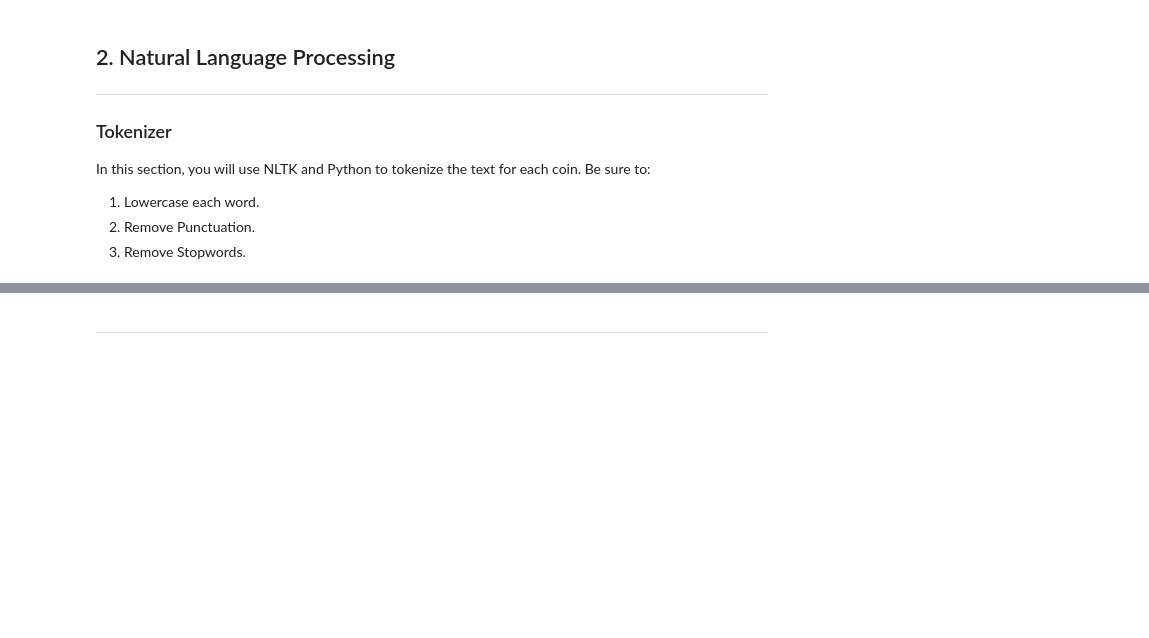
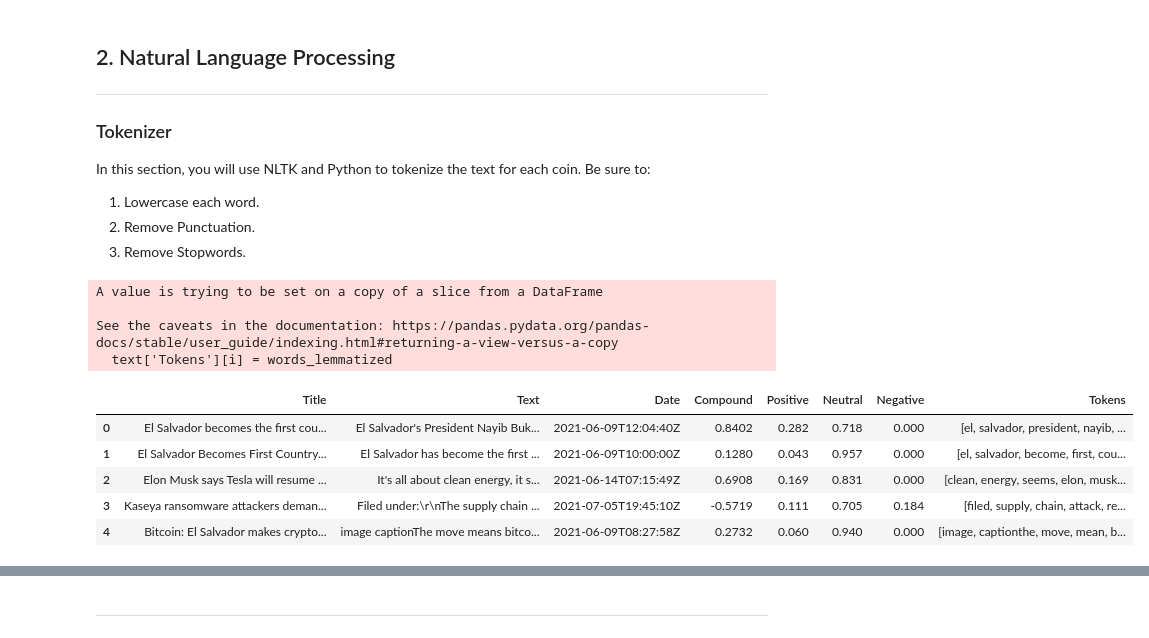
Before and after one commit to BenMcCright/NLP_Tales_from_the_Crypto, a Jupyter notebook: Notebook/crypto_sentiment.ipynb, the cells around one changed output, grey strips where cells are left out. Cells and saved outputs as stored; diff of their text form; code cells hidden in the pictures; blank space fills up the shorter version.

```diff
--- a/Notebook/crypto_sentiment.ipynb
+++ b/Notebook/crypto_sentiment.ipynb
@@ -166,29 +198,41 @@ import re
 
 # Expand the default stopwords list if necessary
 # YOUR CODE HERE!
-# %%
-# Complete the tokenizer function
-def tokenizer(text):
-    """Tokenizes text."""
-
-    # Remove the punctuation from text
-
-
-    # Create a tokenized list of the words
-
-
-    # Lemmatize words into root words
-
-
-    # Convert the words to lowercase
-
-
-    # Remove the stop words
-
-
-    return tokens
+# %%
+# Tokenizes Text from DataFrame
+def tokenizer(text):
+    regex = re.compile("[^a-zA-Z0-9]")
+    text['Tokens'] = ""
+
+    for i in range(len(text)):
+
+        # Remove the punctuation from text
+        clean = regex.sub(" ", text['Text'].loc[i])
+
+        # Tokenizes text
+        words = word_tokenize(clean)
+
+        # Convert the words to lowercase & Remove the stop words
+        words_lower = [x.lower() for x in words if x.lower() not in stopwords]
+        # Lemmatize words into root words
+        words_lemmatized = [lemmatizer.lemmatize(x) for x in words_lower]
+        text['Tokens'][i] = words_lemmatized
+
+    return text
 # %%
 # Create a new tokens column for Bitcoin
-# YOUR CODE HERE!
+btc_art_tokenized = tokenizer(btc_sentiments)
+btc_art_tokenized.head()
+# %% [output]
+A value is trying to be set on a copy of a slice from a DataFrame
+
+See the caveats in the documentation: https://pandas.pydata.org/pandas-docs/stable/user_guide/indexing.html#returning-a-view-versus-a-copy
+  text['Tokens'][i] = words_lemmatized
+|  | Title | Text | Date | Compound | Positive | Neutral | Negative | Tokens |
+| 0 | El Salvador becomes the first cou... | El Salvador's President Nayib Buk... | 2021-06-09T12:04:40Z | 0.8402 | 0.282 | 0.718 | 0.000 | [el, salvador, president, nayib, ... |
+| 1 | El Salvador Becomes First Country... | El Salvador has become the first ... | 2021-06-09T10:00:00Z | 0.1280 | 0.043 | 0.957 | 0.000 | [el, salvador, become, first, cou... |
+| 2 | Elon Musk says Tesla will resume ... | It's all about clean energy, it s... | 2021-06-14T07:15:49Z | 0.6908 | 0.169 | 0.831 | 0.000 | [clean, energy, seems, elon, musk... |
+| 3 | Kaseya ransomware attackers deman... | Filed under:\r\nThe supply chain ... | 2021-07-05T19:45:10Z | -0.5719 | 0.111 | 0.705 | 0.184 | [filed, supply, chain, attack, re... |
+| 4 | Bitcoin: El Salvador makes crypto... | image captionThe move means bitco... | 2021-06-09T08:27:58Z | 0.2732 | 0.060 | 0.940 | 0.000 | [image, captionthe, move, mean, b... |
 # %%
 # Create a new tokens column for Ethereum
```
Also changed, not shown: parts of 9 cells of this notebook.
